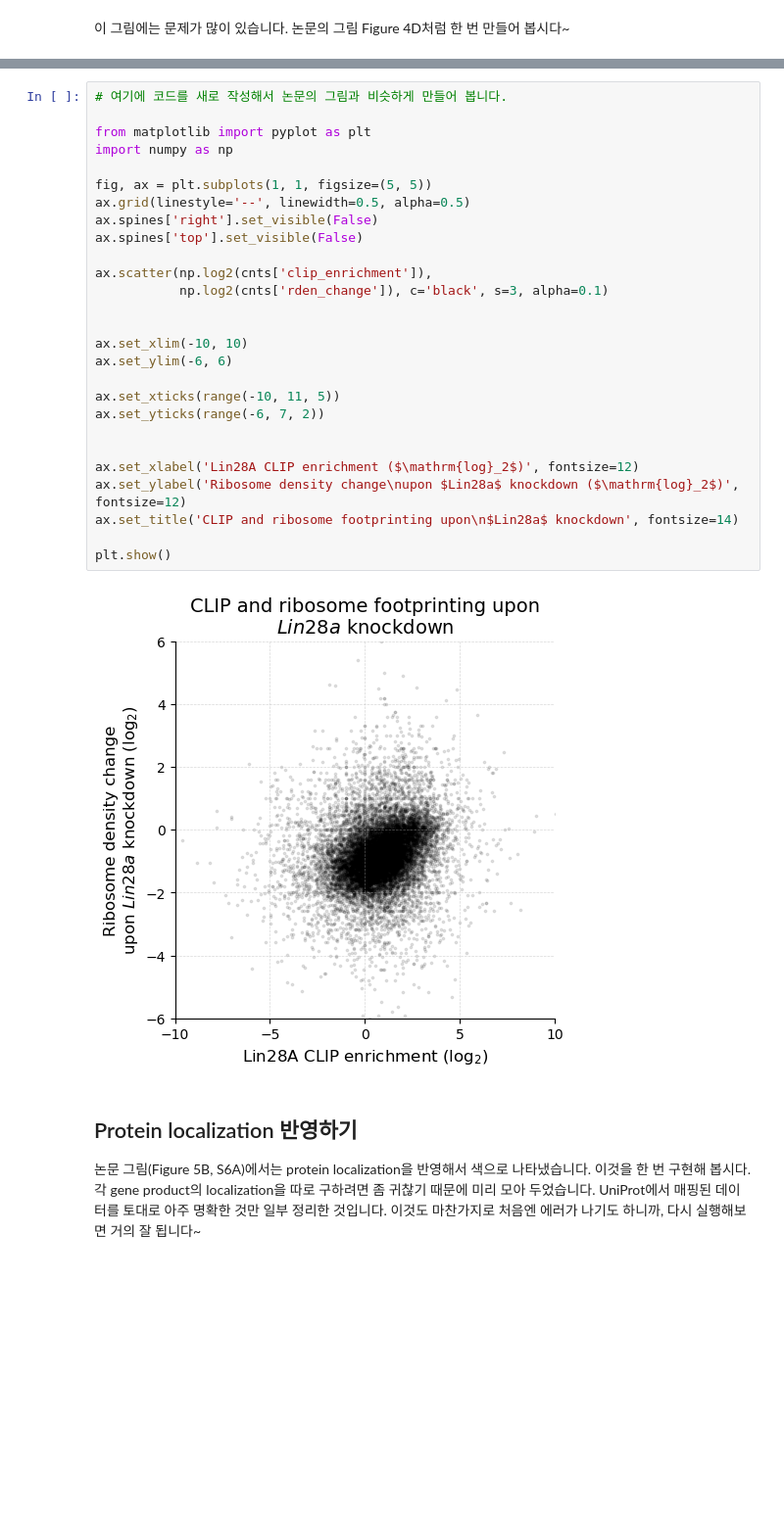
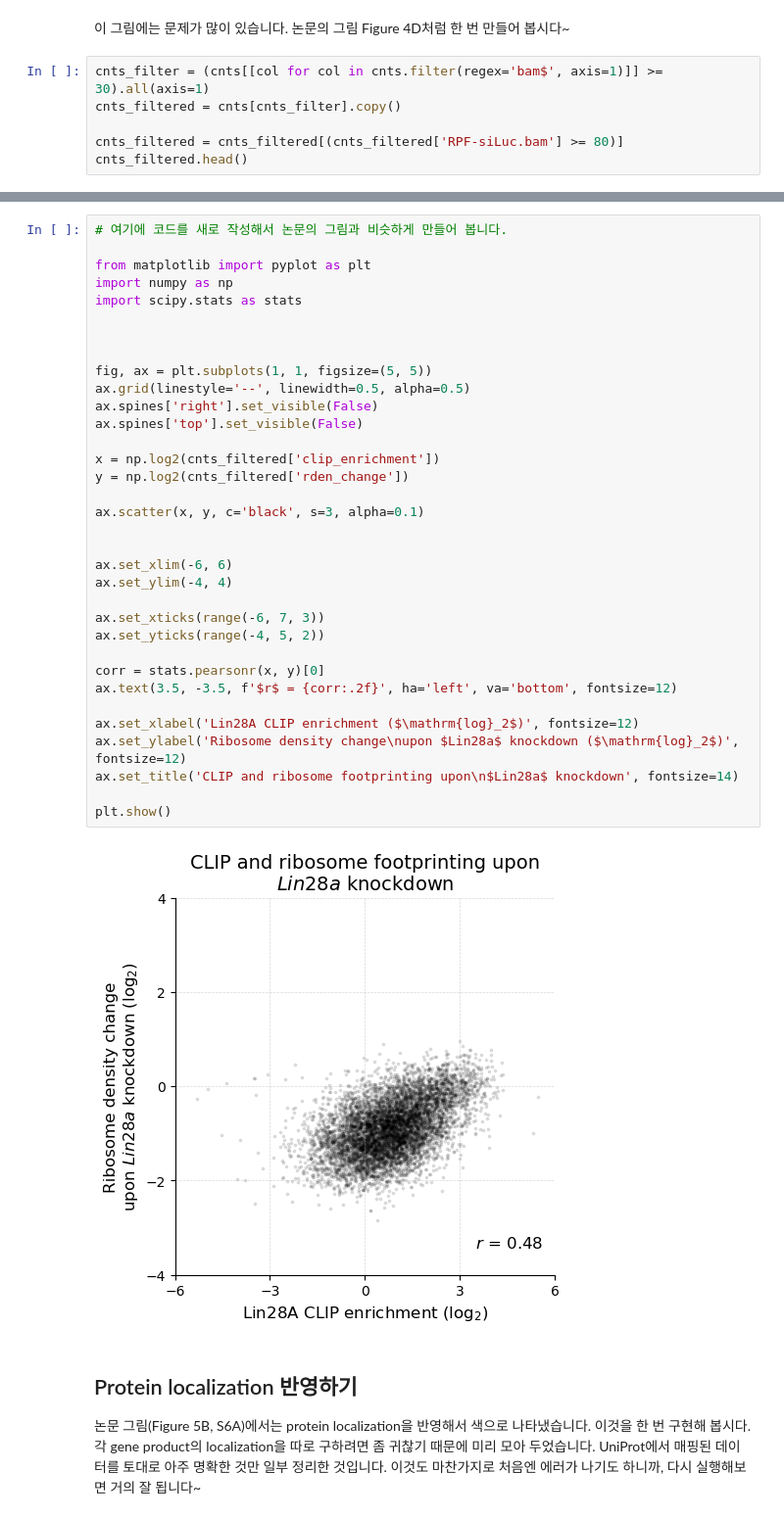
Before and after one commit to krchoihm/bioinfo1-project, a Jupyter notebook: CoLab_TermProj_2024_1.ipynb, the cells around one changed output, grey strips where cells are left out. Shown at 98% size. Saved outputs shown, nothing was run; the diff lists cells and outputs as text; blank space fills up the shorter version.

```diff
--- a/CoLab_TermProj_2024_1.ipynb
+++ b/CoLab_TermProj_2024_1.ipynb
@@ -229,3 +229,9 @@ ax.scatter(np.log2(cnts['clip_enrichment']),
 [figure]
 # %% [markdown]
 이 그림에는 문제가 많이 있습니다. 논문의 그림 Figure 4D처럼 한 번 만들어 봅시다~
+# %%
+cnts_filter = (cnts[[col for col in cnts.filter(regex='bam$', axis=1)]] >= 30).all(axis=1)
+cnts_filtered = cnts[cnts_filter].copy()
+
+cnts_filtered = cnts_filtered[(cnts_filtered['RPF-siLuc.bam'] >= 80)]
+cnts_filtered.head()
@@ -232,32 +246,39 @@ ax.scatter(np.log2(cnts['clip_enrichment']),
 # %%
 # 여기에 코드를 새로 작성해서 논문의 그림과 비슷하게 만들어 봅니다.
 
 from matplotlib import pyplot as plt
 import numpy as np
+import scipy.stats as stats
+
+
 
 fig, ax = plt.subplots(1, 1, figsize=(5, 5))
 ax.grid(linestyle='--', linewidth=0.5, alpha=0.5)
 ax.spines['right'].set_visible(False)
 ax.spines['top'].set_visible(False)
 
-ax.scatter(np.log2(cnts['clip_enrichment']),
-           np.log2(cnts['rden_change']), c='black', s=3, alpha=0.1)
+x = np.log2(cnts_filtered['clip_enrichment'])
+y = np.log2(cnts_filtered['rden_change'])
+
+ax.scatter(x, y, c='black', s=3, alpha=0.1)
 
 
-ax.set_xlim(-10, 10)
-ax.set_ylim(-6, 6)
+ax.set_xlim(-6, 6)
+ax.set_ylim(-4, 4)
 
-ax.set_xticks(range(-10, 11, 5))
-ax.set_yticks(range(-6, 7, 2))
+ax.set_xticks(range(-6, 7, 3))
+ax.set_yticks(range(-4, 5, 2))
 
+corr = stats.pearsonr(x, y)[0]
+ax.text(3.5, -3.5, f'$r$ = {corr:.2f}', ha='left', va='bottom', fontsize=12)
 
 ax.set_xlabel('Lin28A CLIP enrichment ($\mathrm{log}_2$)', fontsize=12)
 ax.set_ylabel('Ribosome density change\nupon $Lin28a$ knockdown ($\mathrm{log}_2$)', fontsize=12)
 ax.set_title('CLIP and ribosome footprinting upon\n$Lin28a$ knockdown', fontsize=14)
 
 plt.show()
 # %% [output]
-[figure, old version]
+[figure, new version]
 # %% [markdown]
 ## Protein localization 반영하기
 
```
Also changed, not shown: parts of 3 cells of this notebook.
